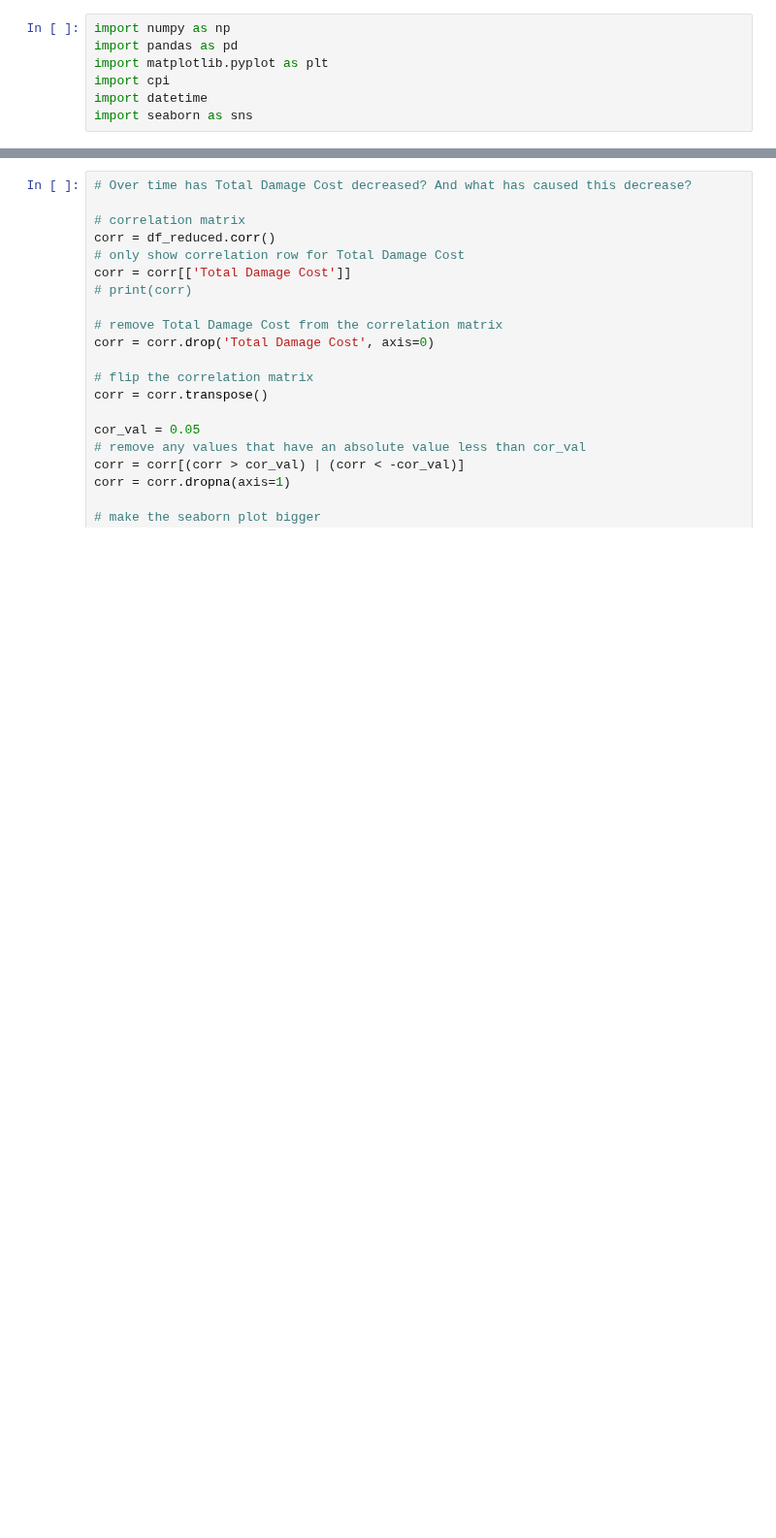
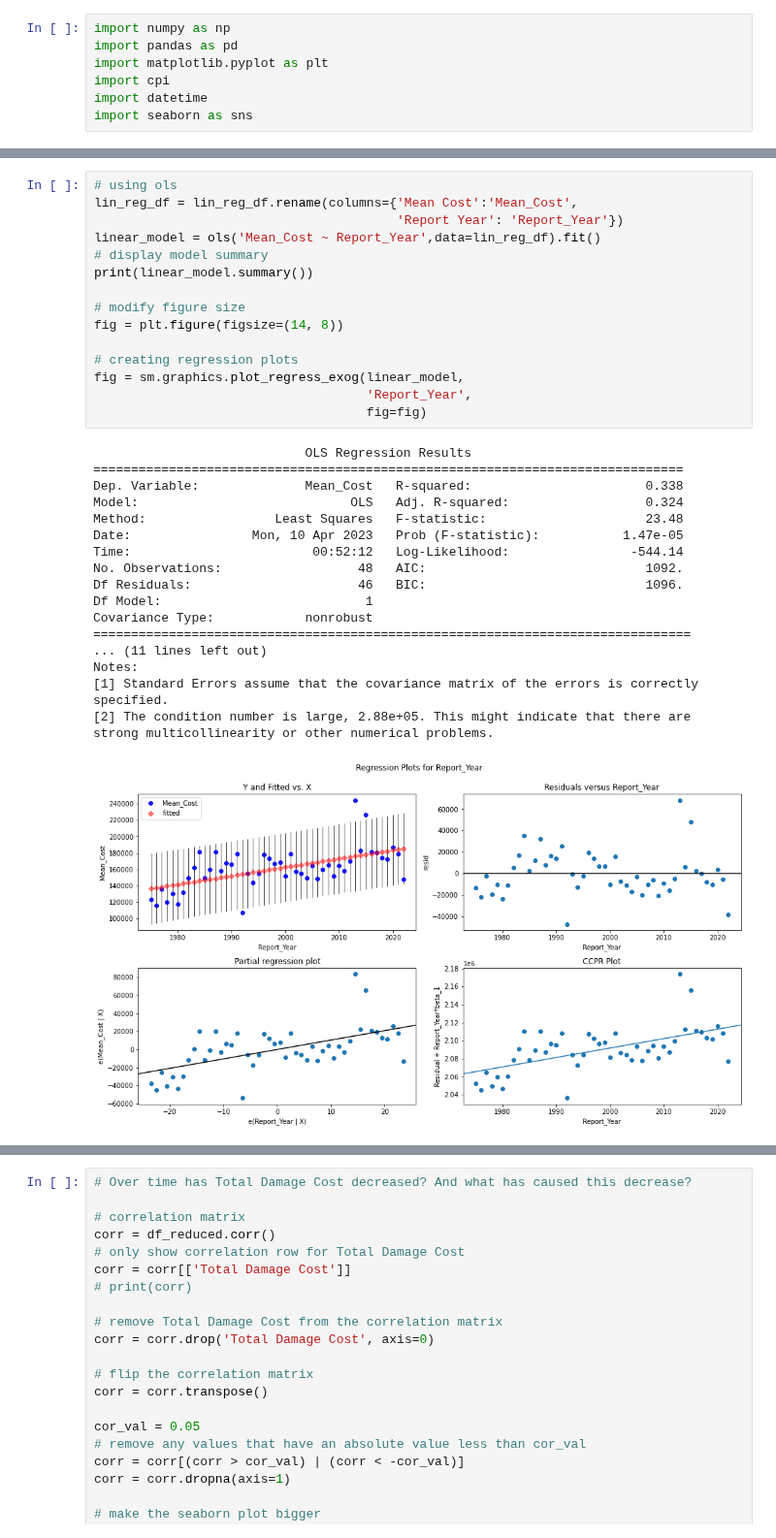
Before and after one commit to ndahlinuvm/Train-Derailment-287Project, a Jupyter notebook: over_time.ipynb, the cells around one changed output, grey strips where cells are left out. Shown at 97% size. Saved outputs shown, nothing was run; the diff lists cells and outputs as text; blank space fills up the shorter version.

```diff
--- a/over_time.ipynb
+++ b/over_time.ipynb
@@ -66,0 +202,34 @@ plt.show()
+# %%
+# using ols
+lin_reg_df = lin_reg_df.rename(columns={'Mean Cost':'Mean_Cost',
+                                        'Report Year': 'Report_Year'})
+linear_model = ols('Mean_Cost ~ Report_Year',data=lin_reg_df).fit()
+# display model summary
+print(linear_model.summary())
+
+# modify figure size
+fig = plt.figure(figsize=(14, 8))
+
+# creating regression plots
+fig = sm.graphics.plot_regress_exog(linear_model,
+                                    'Report_Year',
+                                    fig=fig)
+# %% [output]
+                            OLS Regression Results
+==============================================================================
+Dep. Variable:              Mean_Cost   R-squared:                       0.338
+Model:                            OLS   Adj. R-squared:                  0.324
+Method:                 Least Squares   F-statistic:                     23.48
+Date:                Mon, 10 Apr 2023   Prob (F-statistic):           1.47e-05
+Time:                        00:52:12   Log-Likelihood:                -544.14
+No. Observations:                  48   AIC:                             1092.
+Df Residuals:                      46   BIC:                             1096.
+Df Model:                           1
+Covariance Type:            nonrobust
+===============================================================================
+... (11 lines left out)
+Notes:
+[1] Standard Errors assume that the covariance matrix of the errors is correctly specified.
+[2] The condition number is large, 2.88e+05. This might indicate that there are
+strong multicollinearity or other numerical problems.
+[figure, added]
```
Also changed, not shown: parts of 19 cells of this notebook, 1 other file.
